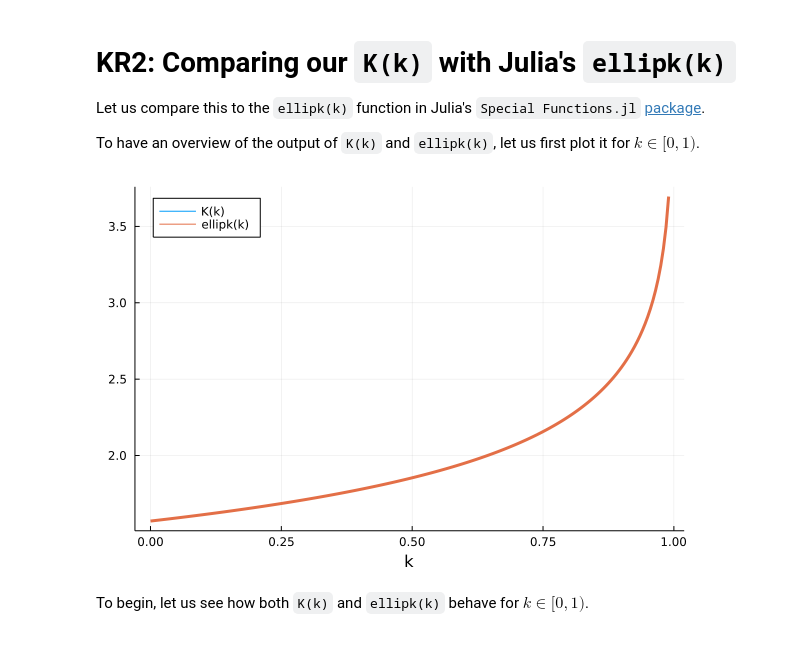
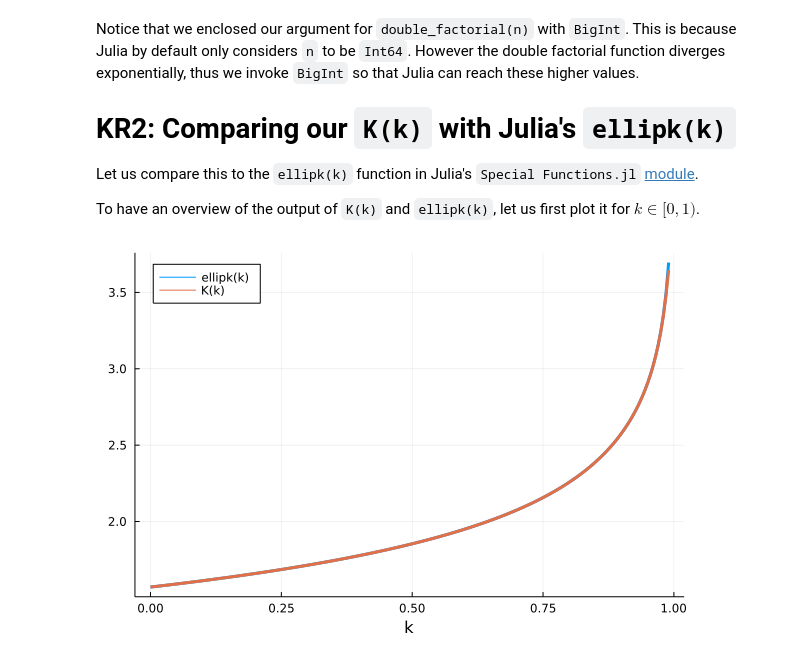
Before and after one commit to theEnigMata/Physics-215-Julia-Codes, a Jupyter notebook: Session 02/Session2-Sevilla-ChristopherGerard-HPC-and-Julia.ipynb, the cells around one changed output. Drawn from its saved outputs; the diff is of its cells as text; code cells hidden in the pictures.

````diff
--- a/Session 02/Session2-Sevilla-ChristopherGerard-HPC-and-Julia.ipynb
+++ b/Session 02/Session2-Sevilla-ChristopherGerard-HPC-and-Julia.ipynb
@@ -51,34 +81,34 @@ function double_factorial(n)
 end
 
 # Evaluate the complete elliptic integral of the first kind K(k)
-function K(k::Float64)
-    result = (pi/2) * sum((double_factorial(2*n-1)/double_factorial(2*n))^2 * k^n for n=1:150)
+function K(x::Float64)
+    result = (pi/2) * (1 + sum((double_factorial(BigInt(2*n-1))/double_factorial(BigInt(2*n)))^2 * x^n for n=1:150))
     return result
 end;
 # %% [markdown]
+Notice that we enclosed our argument for ```double_factorial(n)``` with ```BigInt```. This is because Julia by default only considers ```n``` to be ```Int64```. However the double factorial function diverges exponentially, thus we invoke ```BigInt``` so that Julia can reach these higher values.
+
 # KR2: Comparing our ```K(k)``` with Julia's ```ellipk(k)```
 
-Let us compare this to the ```ellipk(k)``` function in Julia's ```Special Functions.jl``` [package](https://specialfunctions.juliamath.org/stable/functions_list/#SpecialFunctions.ellipk).
+Let us compare this to the ```ellipk(k)``` function in Julia's ```Special Functions.jl``` [module](https://specialfunctions.juliamath.org/stable/functions_list/#SpecialFunctions.ellipk).
 
 To have an overview of the output of ```K(k)``` and ```ellipk(k)```, let us first plot it for $k\in[0,1)$.
 # %%
 using SpecialFunctions
 using Plots
 
 # Values of k to evaluate
-k = 0:0.005:0.990
+k = 0.000:0.005:0.990
 
 # Arrays where the result will be stored
 own_func = zeros(length(k))  # To store result of K(k)
 jul_func = zeros(length(k))  # To store result of ellipk(k)
 
 # Result of each function
-own_func .= K.(k)
-jul_func .= ellipk.(k);
+own_func = K.(k)
+jul_func = ellipk.(k)
 
 gr()
-plot(k, [own_func, jul_func], xaxis="k", label=["K(k)" "ellipk(k)"], legend=:topleft, lw=3, fmt=:png)
+plot(k, [jul_func, own_func], xlabel="k", label=["ellipk(k)" "K(k)"], legend=:topleft, lw=3, fmt=:png)
 # %% [output]
-[figure, old version]
+[figure, new version]
-# %% [markdown]
-To begin, let us see how both ```K(k)``` and ```ellipk(k)``` behave for $k\in[0,1)$.
````
Also changed, not shown: parts of 24 cells of this notebook.
